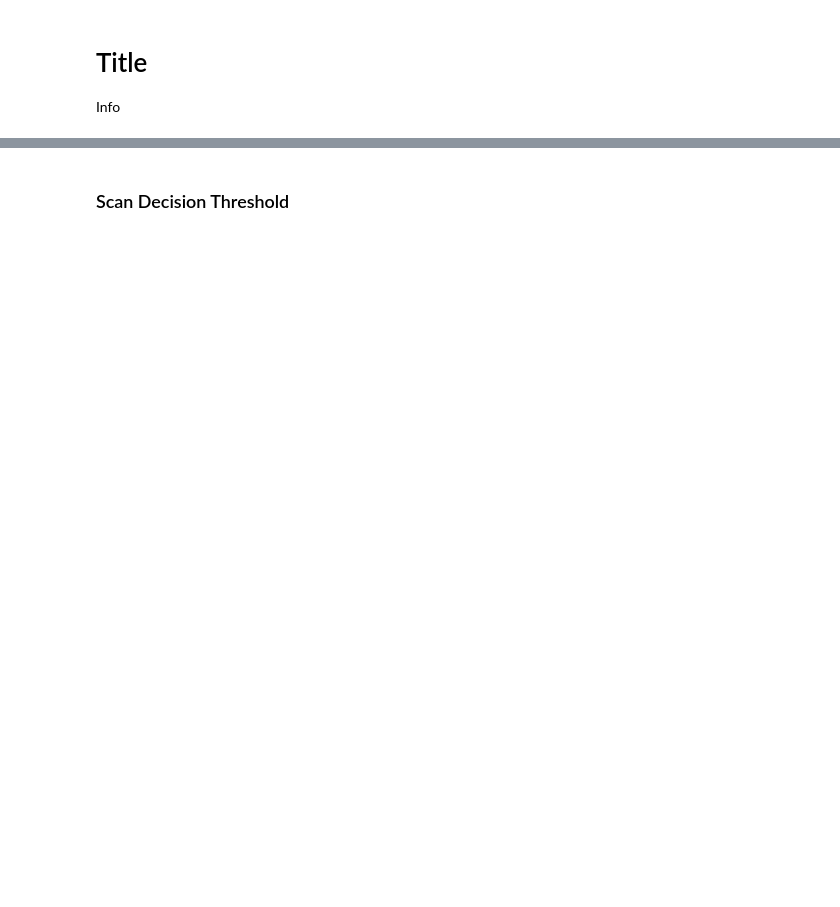
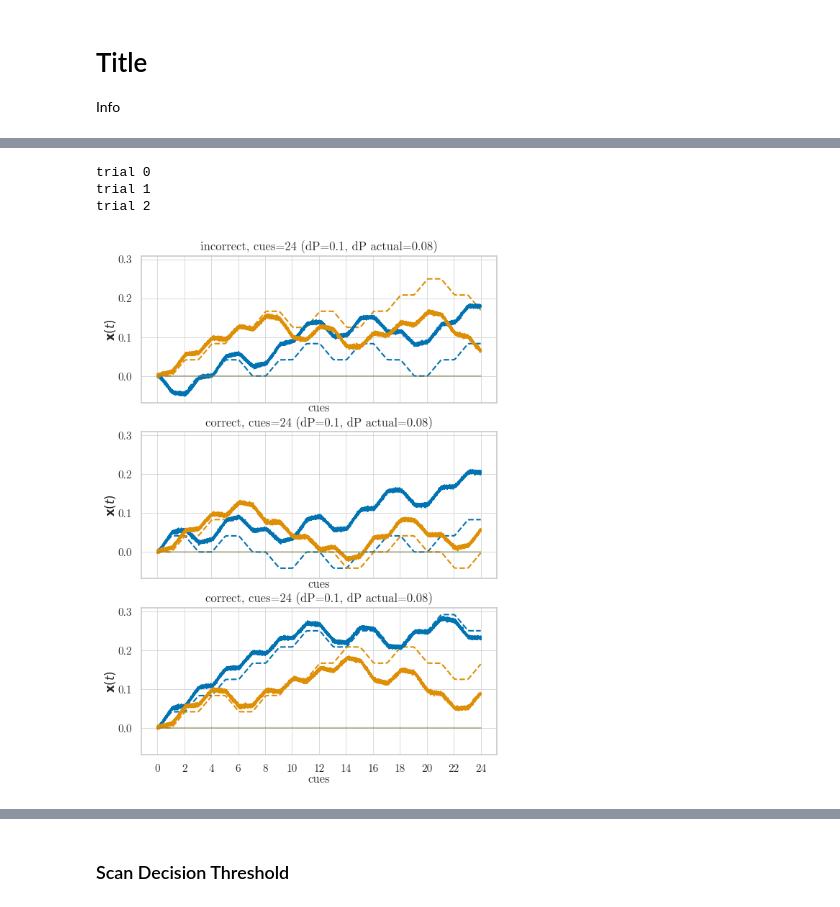
Before and after one commit to psipeter/value-accumulation, a Jupyter notebook: model.ipynb, the cells around one changed output, grey strips where cells are left out. Drawn from its saved outputs; the diff is of its cells as text; code cells hidden in the pictures; blank space fills up the shorter version.

```diff
--- a/model.ipynb
+++ b/model.ipynb
@@ -213,0 +196,30 @@ run_once(deltaP=0.1, maxSamples=12, seed=3)
+# %%
+def run_trials(nTrials, deltaP, maxSamples, seed, dt=0.001, **kwargs):
+    inputs = Inputs(deltaP=deltaP, maxSamples=maxSamples, seed=seed)
+    fig, axes = plt.subplots(nrows=nTrials, ncols=1, figsize=((6.38, 3*nTrials)), sharex=True, sharey=True)
+    for n in range(nTrials):
+        print(f"trial {n}")
+        inputs.set_AB()
+        net = build_network(inputs, seed=seed, **kwargs)
+        sim = nengo.Simulator(net, progress_bar=False)
+        with sim:
+            sim.run(maxSamples, progress_bar=False)
+        idealA = np.cumsum(sim.data[net.pAB][:,0]) * net.ramp_rate * dt
+        idealB = np.cumsum(sim.data[net.pAB][:,1]) * net.ramp_rate * dt
+        axes[n].plot(sim.trange(), idealA, label="ideal A", linestyle="--", color=palette[0])
+        axes[n].plot(sim.trange(), idealB, label="ideal B", linestyle="--", color=palette[1])
+        axes[n].plot(sim.trange(), sim.data[net.pAccumulate][:,0], label="evidence A", color=palette[0])
+        axes[n].plot(sim.trange(), sim.data[net.pAccumulate][:,1], label="evidence B", color=palette[1])
+        axes[n].plot(sim.trange(), sim.data[net.pAction][:,0], label="choose A", alpha=0.3, color=palette[0])
+        axes[n].plot(sim.trange(), sim.data[net.pAction][:,1], label="choose B", alpha=0.3, color=palette[1])
+        correct, cues, time = is_correct(inputs, net, sim)
+        title = f"{'correct' if correct else 'incorrect'}, cues={cues:.0f} (dP={deltaP}, dP actual={inputs.dP_actual:.2f})"
+        axes[n].set(xlabel="cues", ylabel=r"$\mathbf{x}(t)$", title=title,
+           xticks=np.arange(0, maxSamples+1, 1), xticklabels=np.arange(0, 2*maxSamples+2, 2))
+# %%
+data = run_trials(nTrials=3, deltaP=0.1, maxSamples=12, seed=0, decision_threshold=0.5)
+# %% [output]
+trial 0
+trial 1
+trial 2
+[figure, added]
```
Also changed, not shown: parts of 34 cells of this notebook.
